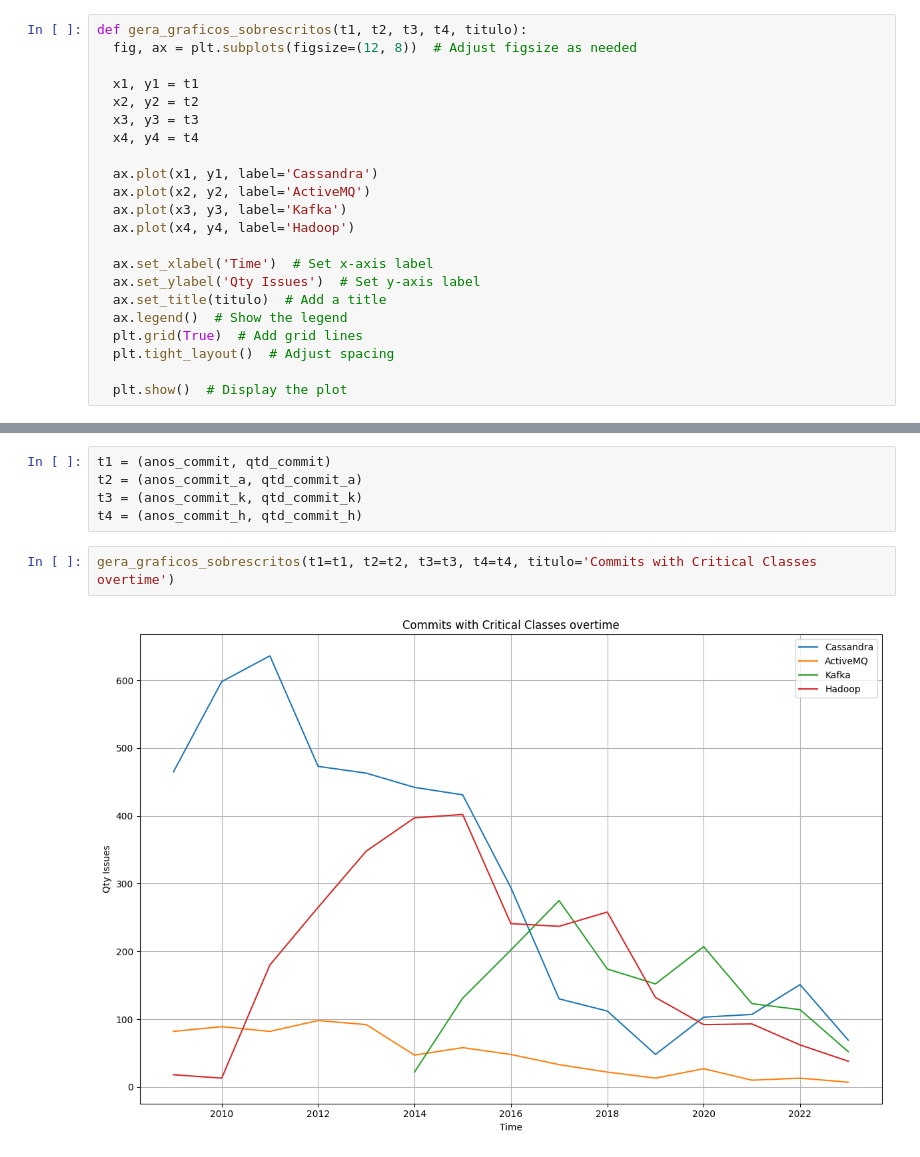
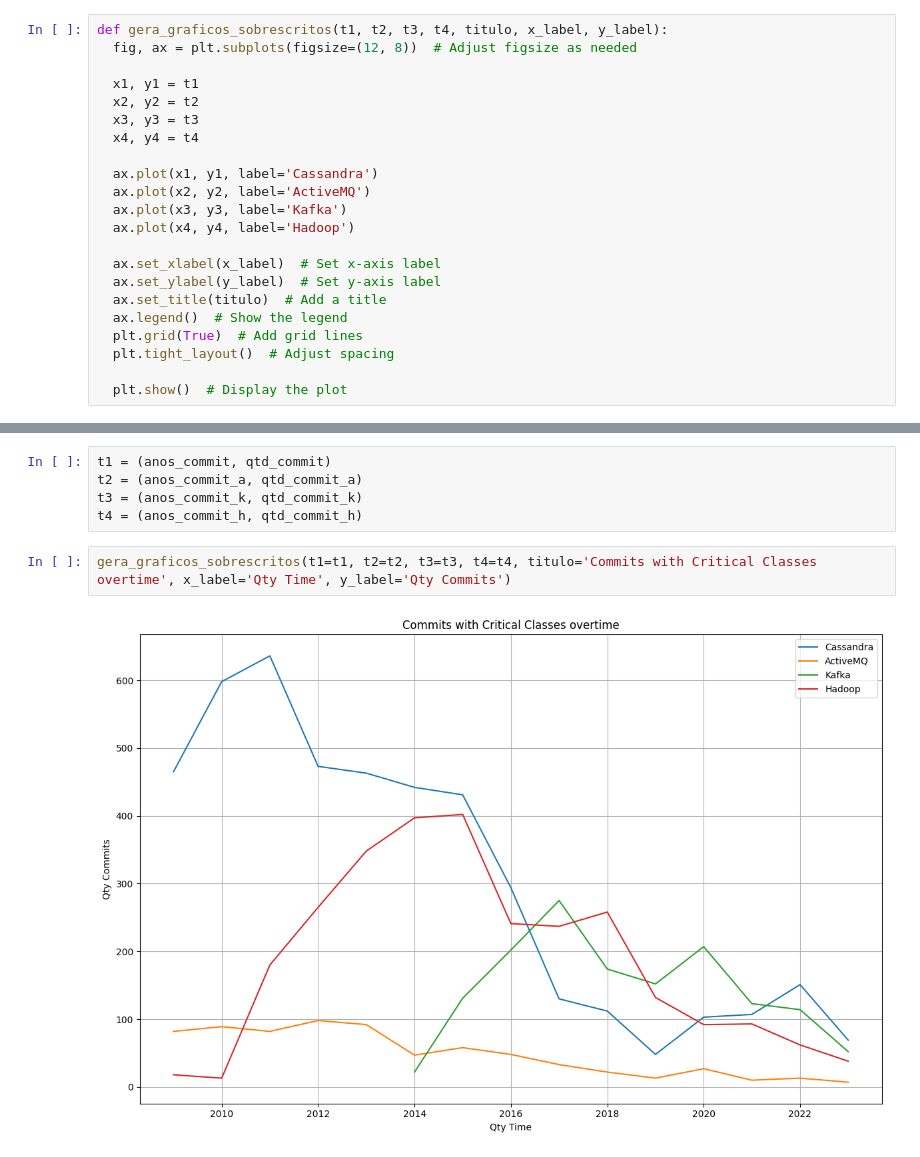
Before and after one commit to armandossrecife/my_validation, a Jupyter notebook: my_comparison.ipynb, the cells around one changed output, grey strips where cells are left out. Saved outputs shown, nothing was run; the diff lists cells and outputs as text.

```diff
--- a/my_comparison.ipynb
+++ b/my_comparison.ipynb
@@ -2250,7 +2250,7 @@ grafico_hadoop_issues.exibir_gráfico()
 # %% [markdown]
 ## Gráficos sobrescritos:
 # %%
-def gera_graficos_sobrescritos(t1, t2, t3, t4, titulo):
+def gera_graficos_sobrescritos(t1, t2, t3, t4, titulo, x_label, y_label):
   fig, ax = plt.subplots(figsize=(12, 8))  # Adjust figsize as needed
 
   x1, y1 = t1
@@ -2263,8 +2263,8 @@ def gera_graficos_sobrescritos(t1, t2, t3, t4, titulo):
   ax.plot(x3, y3, label='Kafka')
   ax.plot(x4, y4, label='Hadoop')
 
-  ax.set_xlabel('Time')  # Set x-axis label
-  ax.set_ylabel('Qty Issues')  # Set y-axis label
+  ax.set_xlabel(x_label)  # Set x-axis label
+  ax.set_ylabel(y_label)  # Set y-axis label
   ax.set_title(titulo)  # Add a title
   ax.legend()  # Show the legend
   plt.grid(True)  # Add grid lines
@@ -2532,6 +2532,6 @@ t2 = (anos_commit_a, qtd_commit_a)
 t3 = (anos_commit_k, qtd_commit_k)
 t4 = (anos_commit_h, qtd_commit_h)
 # %%
-gera_graficos_sobrescritos(t1=t1, t2=t2, t3=t3, t4=t4, titulo='Commits with Critical Classes overtime')
+gera_graficos_sobrescritos(t1=t1, t2=t2, t3=t3, t4=t4, titulo='Commits with Critical Classes overtime', x_label='Qty Time', y_label='Qty Commits')
 # %% [output]
-[figure, old version]
+[figure, new version]
```
Also changed, not shown: parts of 1 cell of this notebook.
